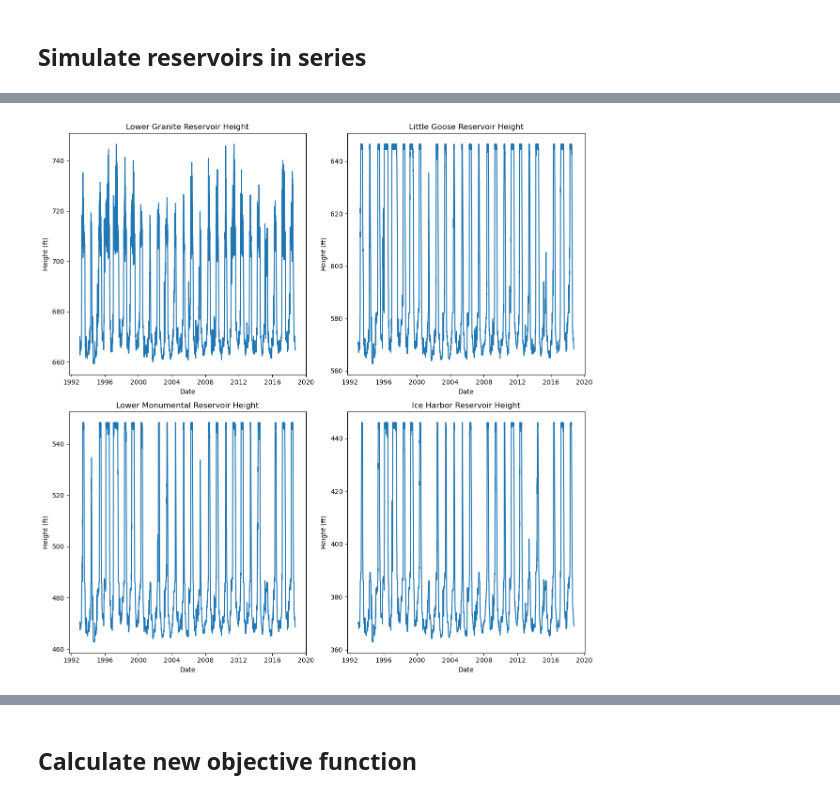
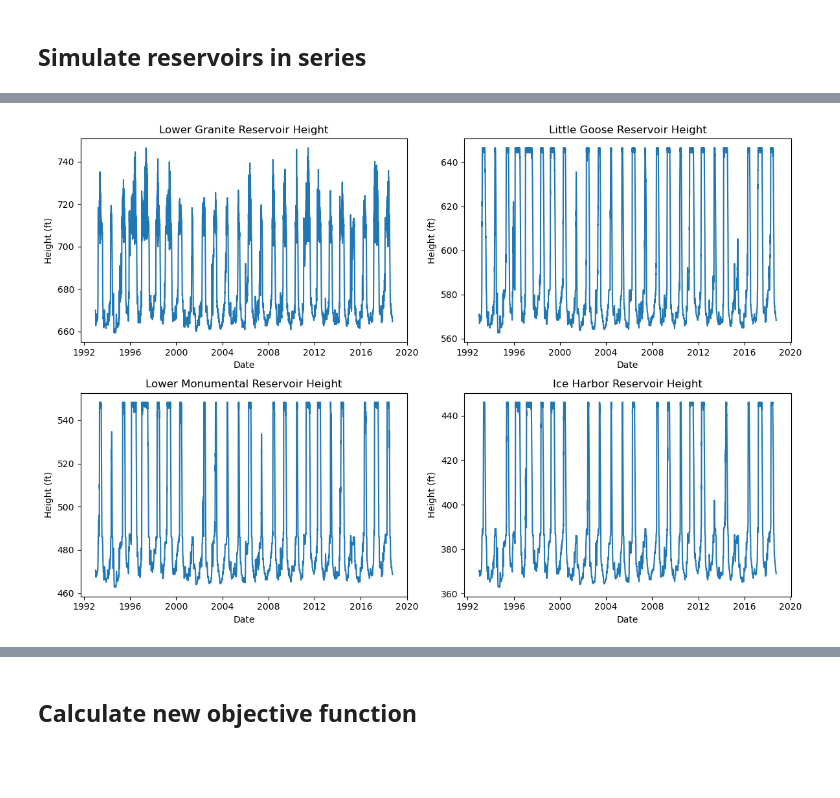
Before and after one commit to clairewang23/columbia_river_model, a Jupyter notebook: optimize in series.ipynb, the cells around one changed output, grey strips where cells are left out. Drawn from its saved outputs; the diff is of its cells as text; code cells hidden in the pictures; blank space fills up the shorter version.

```diff
--- a/optimize in series.ipynb
+++ b/optimize in series.ipynb
@@ -129,31 +130,31 @@ Text(0.5, 1.0, 'Ice Harbor Reservoir Outflow')
 # %%
-plt.figure(figsize=(12,12))
+plt.figure(figsize=(12,8))
 
 plt.subplot(2,2,1)
 plt.plot(datetimes, LGR_height/0.3046)
 plt.xlabel('Date')
 plt.ylabel('Height (ft)')
 plt.title('Lower Granite Reservoir Height')
 
 plt.subplot(2,2,2)
 plt.plot(datetimes, LGS_height/0.3046)
 plt.xlabel('Date')
 plt.ylabel('Height (ft)')
 plt.title('Little Goose Reservoir Height')
 
 plt.subplot(2,2,3)
 plt.plot(datetimes, LMN_height/0.3046)
 plt.xlabel('Date')
 plt.ylabel('Height (ft)')
 plt.title('Lower Monumental Reservoir Height')
 
 plt.subplot(2,2,4)
 plt.plot(datetimes, ICH_height/0.3046)
 plt.xlabel('Date')
 plt.ylabel('Height (ft)')
 plt.title('Ice Harbor Reservoir Height')
 
 plt.tight_layout()
 # %% [output]
-[figure, old version]
+[figure, new version]
 # %%
```
Also changed, not shown: parts of 2 cells of this notebook, 1 other file.
